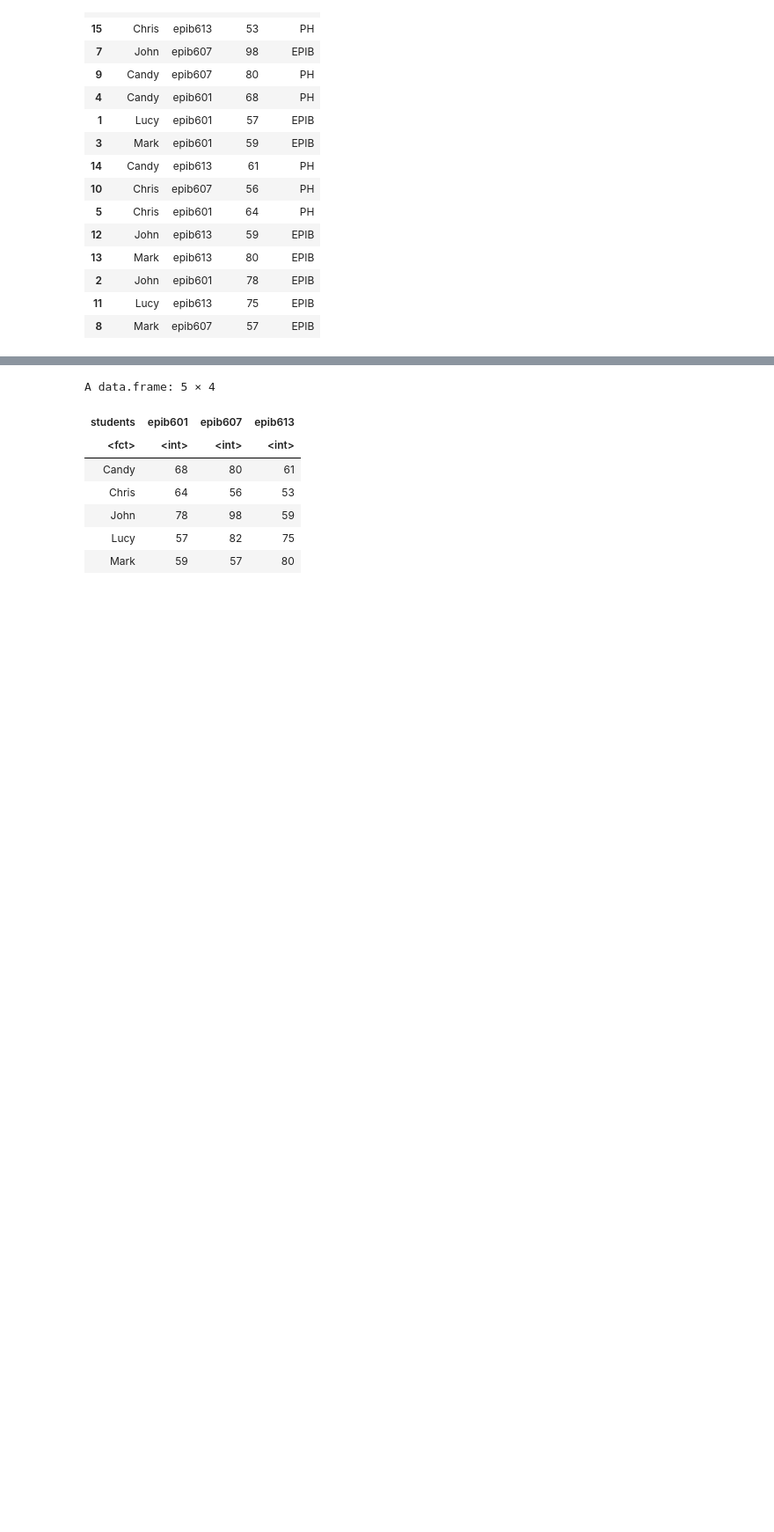
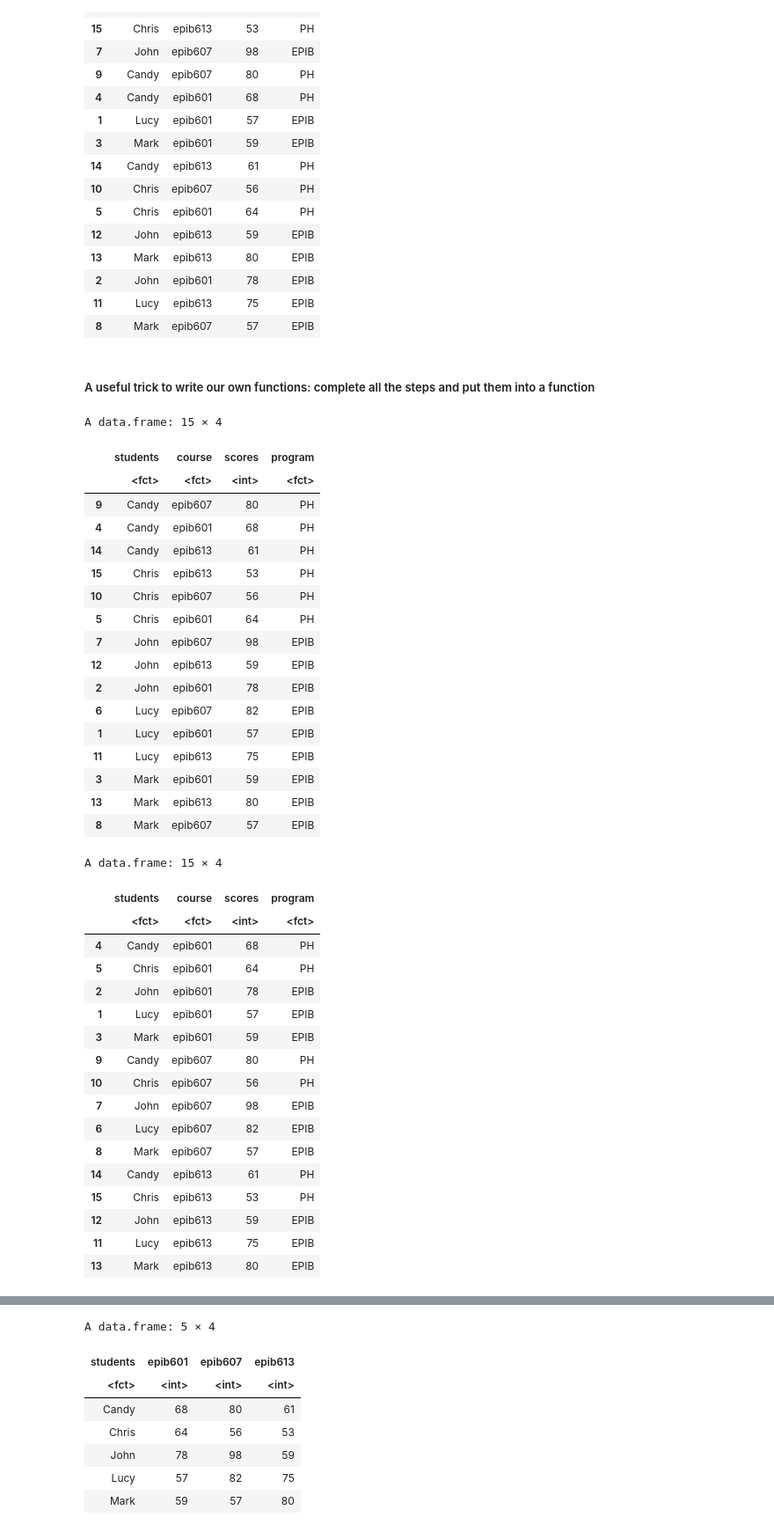
Before and after one commit to ly129/EPIB613_2020, a Jupyter notebook: Lecture8.ipynb, the cells around one changed output, grey strips where cells are left out. Shown at 88% size. Drawn from its saved outputs; the diff is of its cells as text; code cells hidden in the pictures; blank space fills up the shorter version.

```diff
--- a/Lecture8.ipynb
+++ b/Lecture8.ipynb
@@ -389,3 +408,5 @@ A data.frame: 15 × 4
 | 2 | John | epib601 | 78 | EPIB |
 | 11 | Lucy | epib613 | 75 | EPIB |
 | 8 | Mark | epib607 | 57 | EPIB |
+# %% [markdown]
+##### A useful trick to write our own functions: complete all the steps and put them into a function
@@ -391,0 +421,41 @@ A data.frame: 15 × 4
+# %%
+# reorder data - to take advantage of the ordering of factors
+df <- df[order(df[, "students"]), ]; df
+df <- df[order(df[, "course"]), ]; df
+# %% [output]
+A data.frame: 15 × 4
+|  | students | course | scores | program |
+|  | <fct> | <fct> | <int> | <fct> |
+| 9 | Candy | epib607 | 80 | PH |
+| 4 | Candy | epib601 | 68 | PH |
+| 14 | Candy | epib613 | 61 | PH |
+| 15 | Chris | epib613 | 53 | PH |
+| 10 | Chris | epib607 | 56 | PH |
+| 5 | Chris | epib601 | 64 | PH |
+| 7 | John | epib607 | 98 | EPIB |
+| 12 | John | epib613 | 59 | EPIB |
+| 2 | John | epib601 | 78 | EPIB |
+| 6 | Lucy | epib607 | 82 | EPIB |
+| 1 | Lucy | epib601 | 57 | EPIB |
+| 11 | Lucy | epib613 | 75 | EPIB |
+| 3 | Mark | epib601 | 59 | EPIB |
+| 13 | Mark | epib613 | 80 | EPIB |
+| 8 | Mark | epib607 | 57 | EPIB |
+A data.frame: 15 × 4
+|  | students | course | scores | program |
+|  | <fct> | <fct> | <int> | <fct> |
+| 4 | Candy | epib601 | 68 | PH |
+| 5 | Chris | epib601 | 64 | PH |
+| 2 | John | epib601 | 78 | EPIB |
+| 1 | Lucy | epib601 | 57 | EPIB |
+| 3 | Mark | epib601 | 59 | EPIB |
+| 9 | Candy | epib607 | 80 | PH |
+| 10 | Chris | epib607 | 56 | PH |
+| 7 | John | epib607 | 98 | EPIB |
+| 6 | Lucy | epib607 | 82 | EPIB |
+| 8 | Mark | epib607 | 57 | EPIB |
+| 14 | Candy | epib613 | 61 | PH |
+| 15 | Chris | epib613 | 53 | PH |
+| 12 | John | epib613 | 59 | EPIB |
+| 11 | Lucy | epib613 | 75 | EPIB |
+| 13 | Mark | epib613 | 80 | EPIB |
```
Also changed, not shown: parts of 31 cells of this notebook, 2 other files.
